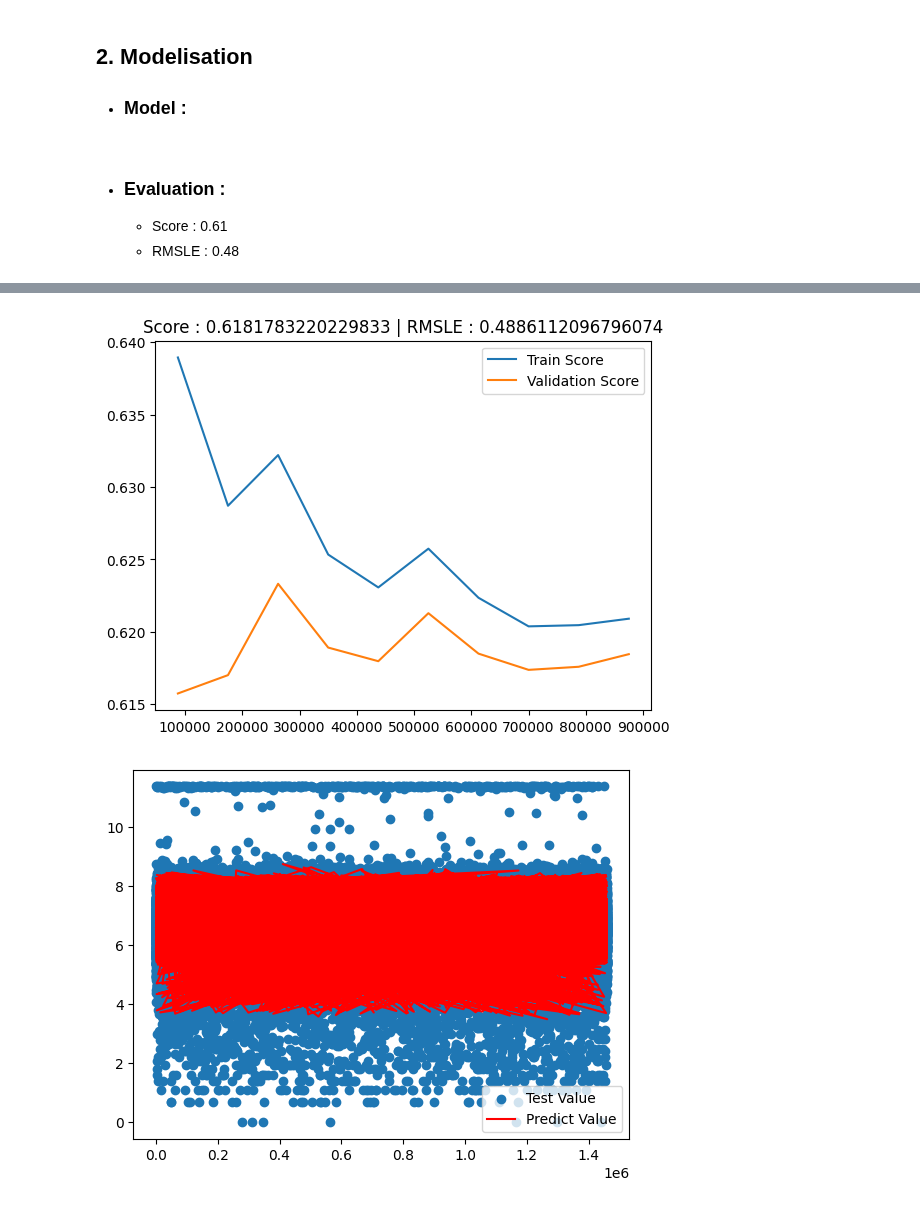
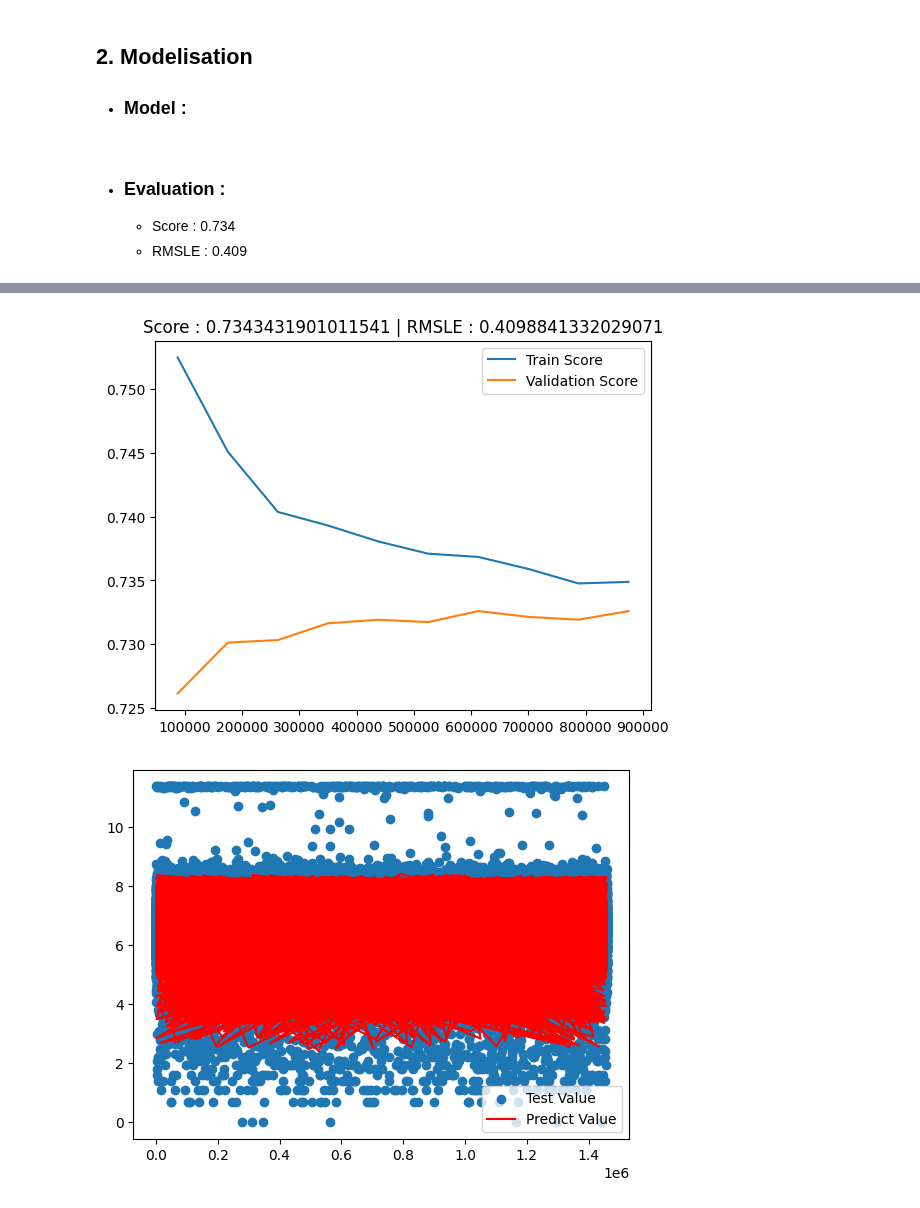
Before and after one commit to Chriishero/Programmation, a Jupyter notebook: Python/Intelligence Artificielle/Projet/New York City Taxi Trip Duration (Kaggle)/preprocessing-modelisation.ipynb, the cells around one changed output, grey strips where cells are left out. Cells and saved outputs as stored; diff of their text form; code cells hidden in the pictures.

Commit message:
13-02-2025 (Preprocessing de NYC de Kaggle)
RMSLE : 0.409

```diff
--- a/Python/Intelligence Artificielle/Projet/New York City Taxi Trip Duration (Kaggle)/preprocessing-modelisation.ipynb
+++ b/Python/Intelligence Artificielle/Projet/New York City Taxi Trip Duration (Kaggle)/preprocessing-modelisation.ipynb
@@ -65,6 +87,8 @@ def feature_engineering(df):
 # %%
 def encodage(df):
     print("Encodage")
+
+    df = df.astype({col : "float32" for col in df.select_dtypes(exclude=["object", "datetime"]).columns})
 
     for col in df.select_dtypes(["object", "datetime"]):
         df[col] = df[col].astype("category").cat.codes
@@ -82,10 +106,9 @@ def select_var(df):
 def imputation(df):
     print("imputation")
 
-    df = df.drop(["id"], axis=1)
-    df = df.drop("pickup_datetime", axis=1)
-    df = df.drop("dropoff_datetime", axis=1)
-    df = df.drop("store_and_fwd_flag", axis=1)
+    drop_features = ["id", "pickup_datetime", "dropoff_datetime", "store_and_fwd_flag"]
+    for col in drop_features:
+        df = df.drop(col, axis=1)
 
     outliers = df[df["trip_duration"] > 1e6]
     df = df.drop(outliers.index, axis=0)
@@ -103,6 +126,7 @@ def transformation(df):
 
     df["trip_duration"] = np.log(df["trip_duration"])
     df[["pickup_longitude", "dropoff_longitude"]] = np.cbrt(df[["pickup_longitude", "dropoff_longitude"]])
+    df[["pickup_latitude", "dropoff_latitude"]] = np.log(df[["pickup_latitude", "dropoff_latitude"]])
 
     return df
 # %% [markdown]
@@ -148,14 +174,14 @@ def transformation_inversion(y_test, y_pred):
 ## **2. Modelisation**
 - ### Model :
 # %%
-model = make_pipeline(LGBMRegressor(force_col_wise=False, random_state=0))
+model = LGBMRegressor(force_col_wise=False, random_state=0)
 # %% [markdown]
 - ### Evaluation :
-    - Score : 0.61
-    - RMSLE : 0.48
+    - Score : 0.734
+    - RMSLE : 0.409
 # %%
 def evaluation(model):
-    model.fit(X_train, y_train)
+    model.fit(X_train, y_train, eval_metric="rmsle")
     y_pred = model.predict(X_test)
 
     y_test_inv, y_pred_inv = transformation_inversion(y_test, y_pred)
@@ -194,3 +220,3 @@ And if memory is not enough, you can set `force_col_wise=true`.
 [LightGBM] [Info] Start training from score 6.463985
-[figure, old version]
+[figure, new version]
-[figure, old version]
+[figure, new version]
```
Also changed, not shown: parts of 4 cells of this notebook, 2 other files.
